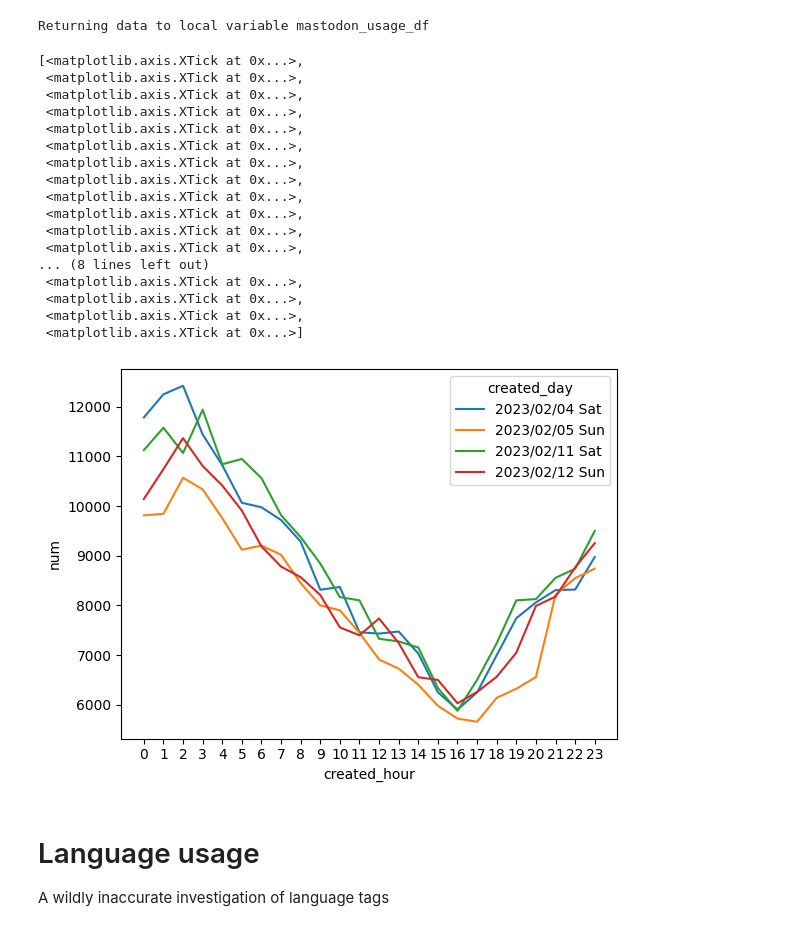
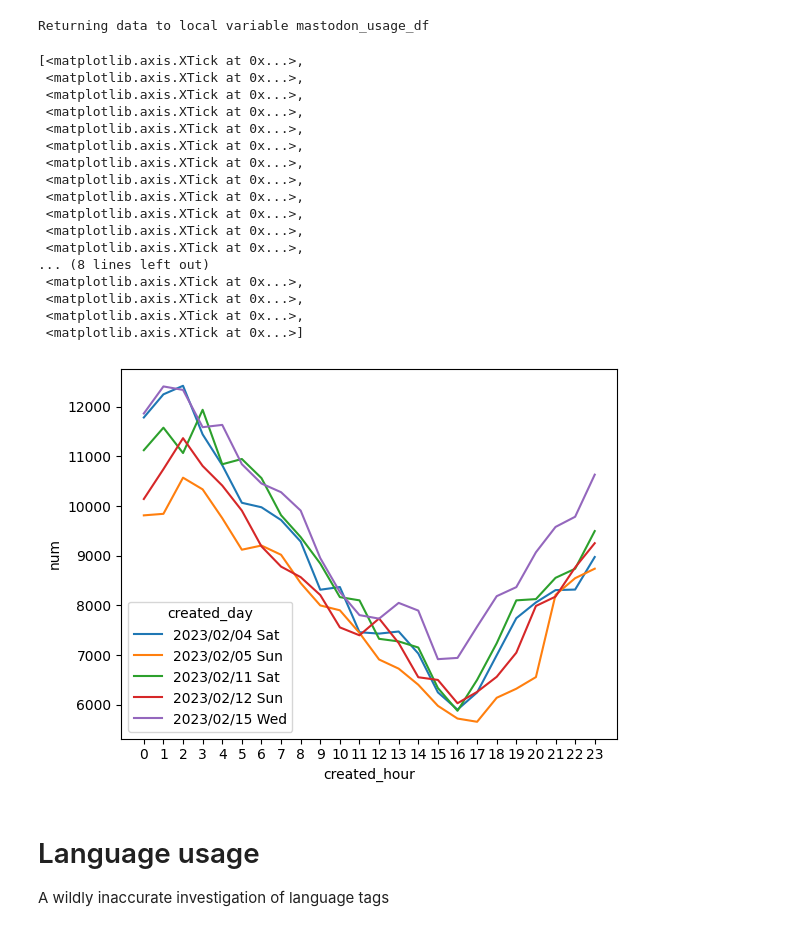
Before and after one commit to saubury/mastodon-stream, a Jupyter notebook: notebooks/mastodon-analysis.ipynb, the cells around one changed output. Drawn from its saved outputs; the diff is of its cells as text; code cells hidden in the pictures.

```diff
--- a/notebooks/mastodon-analysis.ipynb
+++ b/notebooks/mastodon-analysis.ipynb
@@ -161,27 +167,27 @@ order by 1,2
 Returning data to local variable mastodon_usage_df
 # %%
 # sns.lineplot(data=mastodon_usage_df, x="created_hour", y="num")
-df = mastodon_usage_df[mastodon_usage_df['created_day'].isin(['2023/02/04 Sat', '2023/02/05 Sun', '2023/02/11 Sat', '2023/02/12 Sun'] ) ]
+df = mastodon_usage_df[mastodon_usage_df['created_day'].isin(['2023/02/04 Sat', '2023/02/05 Sun', '2023/02/11 Sat', '2023/02/12 Sun',  '2023/02/15 Wed'] ) ]
 sns.lineplot(data=df  , x="created_hour", y="num", hue="created_day").set_xticks(range(24))
 # %% [output]
 [<matplotlib.axis.XTick at 0x...>,
  <matplotlib.axis.XTick at 0x...>,
  <matplotlib.axis.XTick at 0x...>,
  <matplotlib.axis.XTick at 0x...>,
  <matplotlib.axis.XTick at 0x...>,
  <matplotlib.axis.XTick at 0x...>,
  <matplotlib.axis.XTick at 0x...>,
  <matplotlib.axis.XTick at 0x...>,
  <matplotlib.axis.XTick at 0x...>,
  <matplotlib.axis.XTick at 0x...>,
  <matplotlib.axis.XTick at 0x...>,
  <matplotlib.axis.XTick at 0x...>,
 ... (8 lines left out)
  <matplotlib.axis.XTick at 0x...>,
  <matplotlib.axis.XTick at 0x...>,
  <matplotlib.axis.XTick at 0x...>,
  <matplotlib.axis.XTick at 0x...>]
-[figure, old version]
+[figure, new version]
 # %% [markdown]
 # Language usage
 A wildly inaccurate investigation of language tags
```
Also changed, not shown: parts of 5 cells of this notebook, 5 other files.
